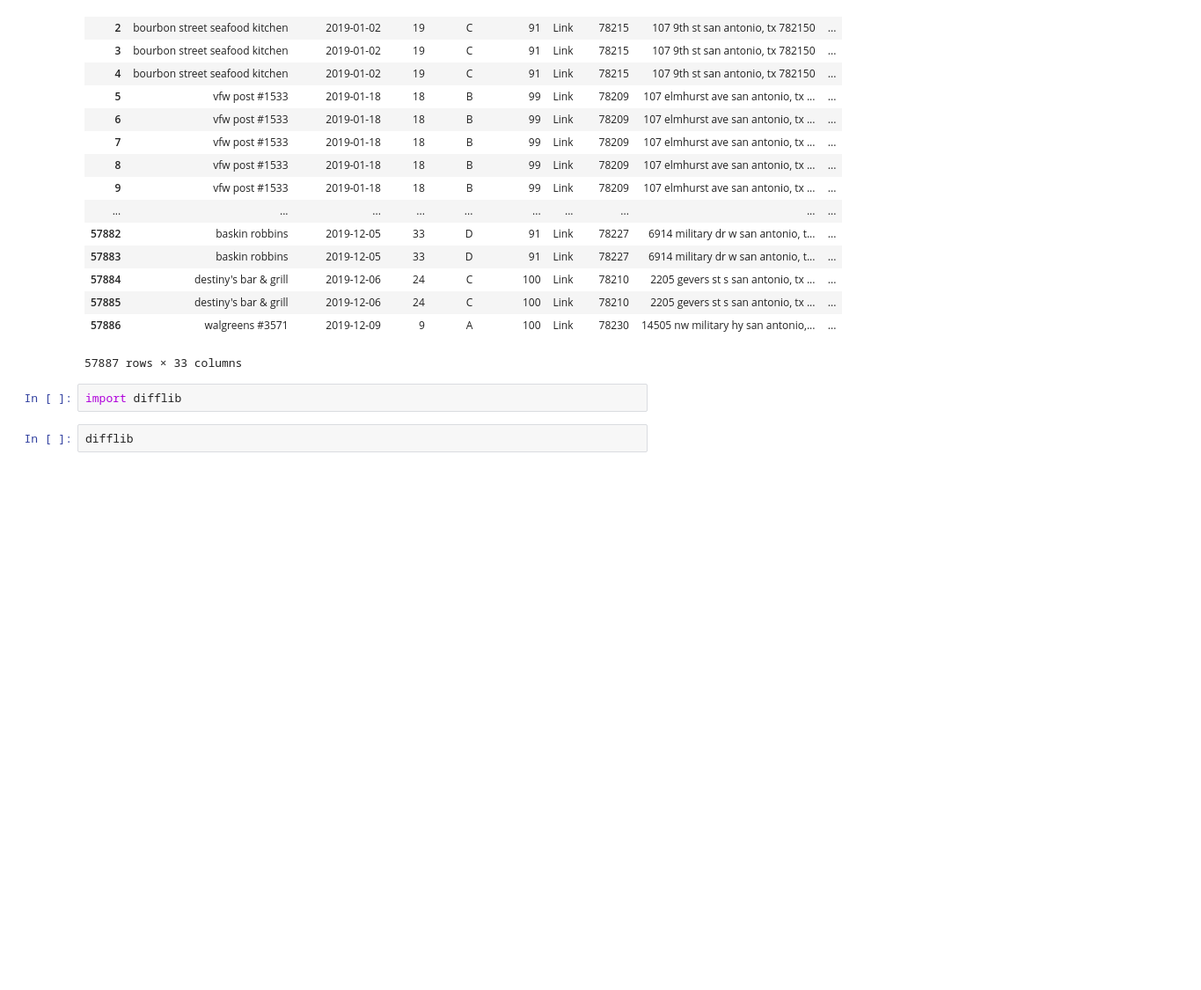
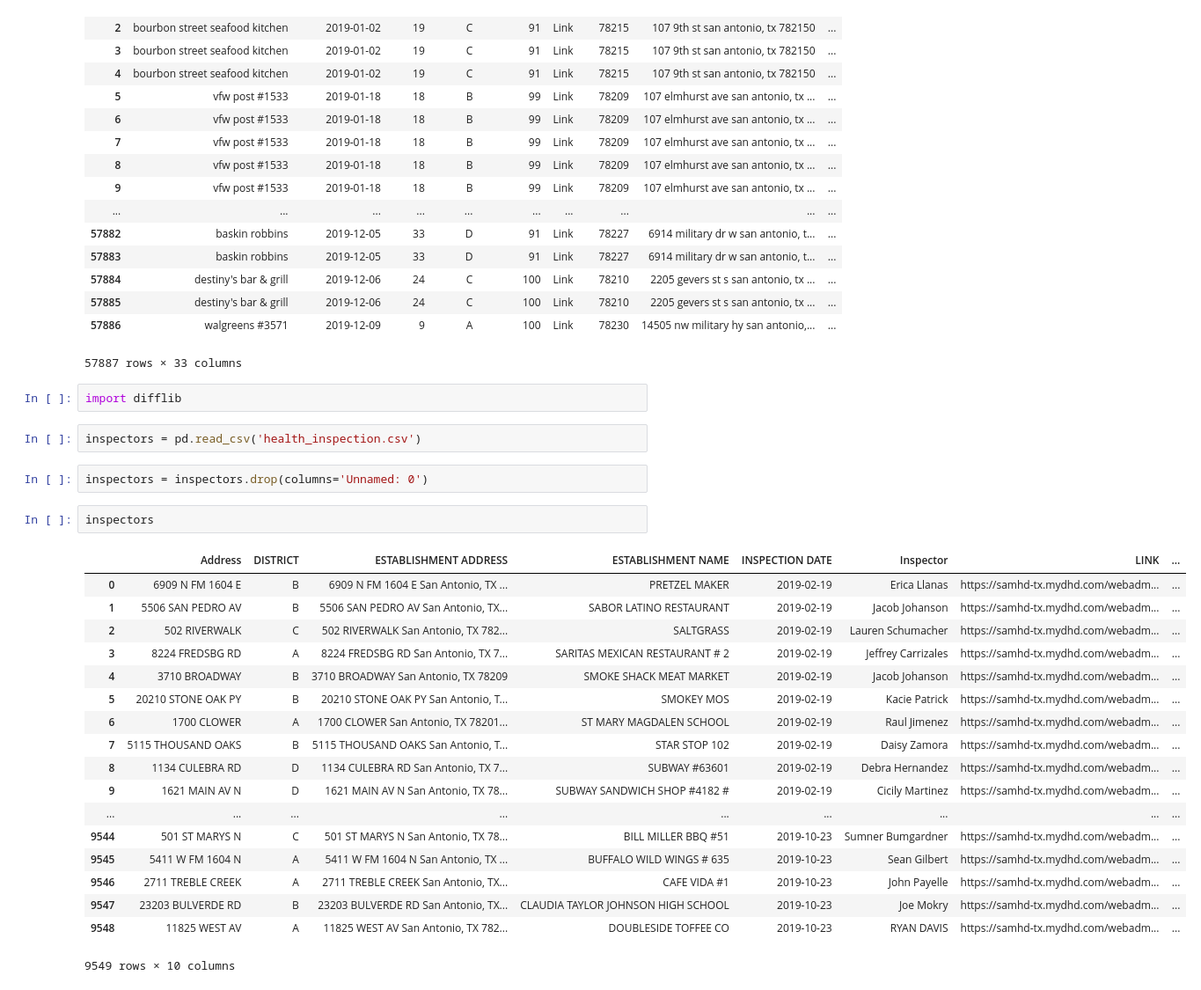
Before and after one commit to CodeBound-Annihilators/yelpproject, a Jupyter notebook: jeffs_yelp_health_merged.ipynb, the cells around one changed output. Shown at 88% size. Drawn from its saved outputs; the diff is of its cells as text; blank space fills up the shorter version.

Commit message:
cleaning inspectors data

```diff
--- a/jeffs_yelp_health_merged.ipynb
+++ b/jeffs_yelp_health_merged.ipynb
@@ -67,5 +67,28 @@ health.merge(yelp, on='house_numbers')
 57887 rows × 33 columns
 # %%
 import difflib
-# %%
-difflib
+# %%
+inspectors = pd.read_csv('health_inspection.csv')
+# %%
+inspectors = inspectors.drop(columns='Unnamed: 0')
+# %%
+inspectors
+# %% [output]
+|  | Address | DISTRICT | ESTABLISHMENT ADDRESS | ESTABLISHMENT NAME | INSPECTION DATE | Inspector | LINK | ... |
+| 0 | 6909 N FM 1604 E | B | 6909 N FM 1604 E San Antonio, TX ... | PRETZEL MAKER | 2019-02-19 | Erica Llanas | https://samhd-tx.mydhd.com/webadm... | ... |
+| 1 | 5506 SAN PEDRO AV | B | 5506 SAN PEDRO AV San Antonio, TX... | SABOR LATINO RESTAURANT | 2019-02-19 | Jacob Johanson | https://samhd-tx.mydhd.com/webadm... | ... |
+| 2 | 502 RIVERWALK | C | 502 RIVERWALK San Antonio, TX 782... | SALTGRASS | 2019-02-19 | Lauren Schumacher | https://samhd-tx.mydhd.com/webadm... | ... |
+| 3 | 8224 FREDSBG RD | A | 8224 FREDSBG RD San Antonio, TX 7... | SARITAS MEXICAN RESTAURANT # 2 | 2019-02-19 | Jeffrey Carrizales | https://samhd-tx.mydhd.com/webadm... | ... |
+| 4 | 3710 BROADWAY | B | 3710 BROADWAY San Antonio, TX 78209 | SMOKE SHACK MEAT MARKET | 2019-02-19 | Jacob Johanson | https://samhd-tx.mydhd.com/webadm... | ... |
+| 5 | 20210 STONE OAK PY | B | 20210 STONE OAK PY San Antonio, T... | SMOKEY MOS | 2019-02-19 | Kacie Patrick | https://samhd-tx.mydhd.com/webadm... | ... |
+| 6 | 1700 CLOWER | A | 1700 CLOWER San Antonio, TX 78201... | ST MARY MAGDALEN SCHOOL | 2019-02-19 | Raul Jimenez | https://samhd-tx.mydhd.com/webadm... | ... |
+| 7 | 5115 THOUSAND OAKS | B | 5115 THOUSAND OAKS San Antonio, T... | STAR STOP 102 | 2019-02-19 | Daisy Zamora | https://samhd-tx.mydhd.com/webadm... | ... |
+| 8 | 1134 CULEBRA RD | D | 1134 CULEBRA RD San Antonio, TX 7... | SUBWAY #63601 | 2019-02-19 | Debra Hernandez | https://samhd-tx.mydhd.com/webadm... | ... |
+| 9 | 1621 MAIN AV N | D | 1621 MAIN AV N San Antonio, TX 78... | SUBWAY SANDWICH SHOP #4182 # | 2019-02-19 | Cicily Martinez | https://samhd-tx.mydhd.com/webadm... | ... |
+| ... | ... | ... | ... | ... | ... | ... | ... | ... |
+| 9544 | 501 ST MARYS N | C | 501 ST MARYS N San Antonio, TX 78... | BILL MILLER BBQ #51 | 2019-10-23 | Sumner Bumgardner | https://samhd-tx.mydhd.com/webadm... | ... |
+| 9545 | 5411 W FM 1604 N | A | 5411 W FM 1604 N San Antonio, TX ... | BUFFALO WILD WINGS # 635 | 2019-10-23 | Sean Gilbert | https://samhd-tx.mydhd.com/webadm... | ... |
+| 9546 | 2711 TREBLE CREEK | A | 2711 TREBLE CREEK San Antonio, TX... | CAFE VIDA #1 | 2019-10-23 | John Payelle | https://samhd-tx.mydhd.com/webadm... | ... |
+| 9547 | 23203 BULVERDE RD | B | 23203 BULVERDE RD San Antonio, TX... | CLAUDIA TAYLOR JOHNSON HIGH SCHOOL | 2019-10-23 | Joe Mokry | https://samhd-tx.mydhd.com/webadm... | ... |
+| 9548 | 11825 WEST AV | A | 11825 WEST AV San Antonio, TX 782... | DOUBLESIDE TOFFEE CO | 2019-10-23 | RYAN DAVIS | https://samhd-tx.mydhd.com/webadm... | ... |
+9549 rows × 10 columns
```
Also changed, not shown: 4 other files.
